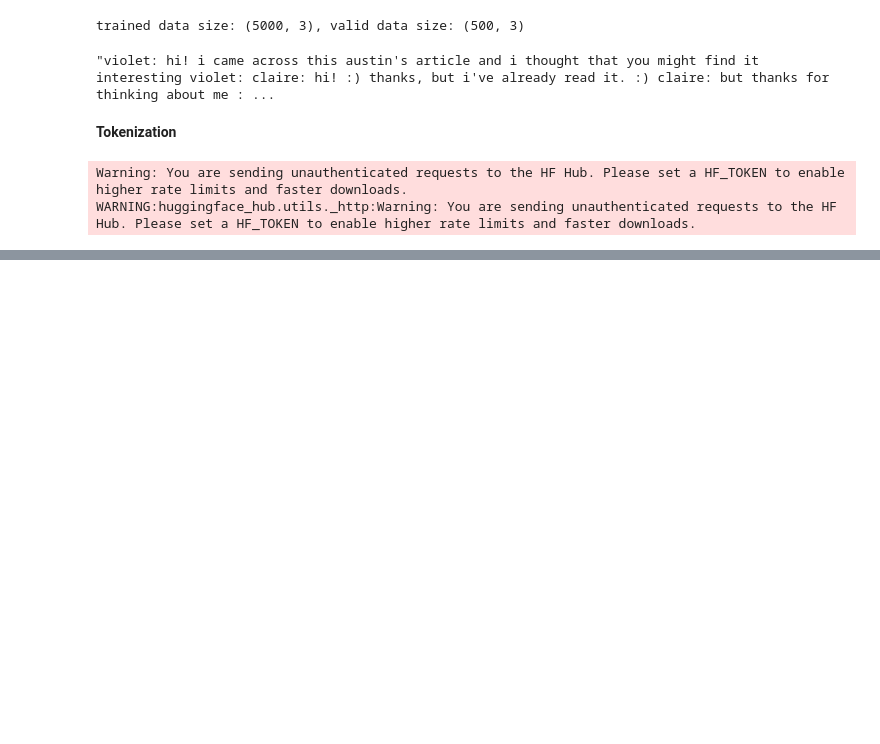
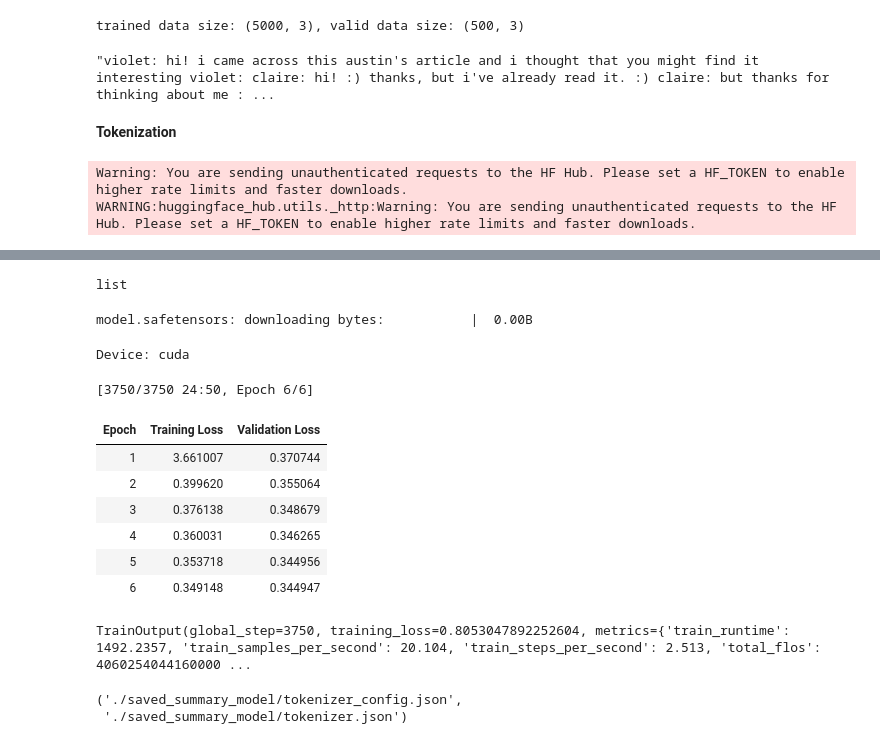
Before and after one commit to muhammadkhan-dev-code/learning-ai-ml, a Jupyter notebook: anaconda_projects/deep_learning/Transformers/text_summarizer/Text_Summarizer.ipynb, the cells around one changed output, grey strips where cells are left out. Saved outputs shown, nothing was run; the diff lists cells and outputs as text; code cells hidden in the pictures; blank space fills up the shorter version.

Commit message:
model training part completed  and trained on 5000 data

```diff
--- a/anaconda_projects/deep_learning/Transformers/text_summarizer/Text_Summarizer.ipynb
+++ b/anaconda_projects/deep_learning/Transformers/text_summarizer/Text_Summarizer.ipynb
@@ -139,7 +139,7 @@ def tokenize(data):
   inputs=tokenizer(data['dialogue'],padding='max_length',max_length=512,truncation=True)
   targets=tokenizer(data['summary'],padding='max_length',max_length=150,truncation=True)
   # combine the target with inputs
-  inputs['labels']=target['input_ids'] # token id -> add to  input as labels
+  inputs['labels']=targets['input_ids'] # token id -> add to  input as labels
   return inputs
 # %%
 train_dataset=train_data.apply(tokenize, axis=1).tolist() # easy for huggingface
@@ -161,3 +167,70 @@ print(len(train_dataset[0]['labels']))
 # %%
 type(train_dataset)
 type(valid_dataset)
+# %% [output]
+list
+# %%
+# Start Working With Model
+          # NLP TASK ALSO GENERATING NEW TEXT And dependent on inputs thats way conditional generation
+
+model= T5ForConditionalGeneration.from_pretrained('t5-small')
+# %% [output]
+model.safetensors: downloading bytes:           |  0.00B
+# %%
+# Fine Tune Model
+import torch
+
+if torch.backends.mps.is_available():
+    device = torch.device("mps")
+elif torch.cuda.is_available():
+    device = torch.device("cuda")
+else:
+    device = torch.device("cpu")
+
+print(f"Device: {device}")
+# %% [output]
+Device: cuda
+# %%
+# Important Arguments
+training_args=TrainingArguments(
+    output_dir="./results",
+
+    num_train_epochs=6,
+    weight_decay=0.01,
+
+    per_device_train_batch_size=8,
+    per_device_eval_batch_size=8,
+
+    eval_strategy='epoch',
+    save_strategy='epoch',
+
+    warmup_steps=500 # lr  starting mein slow and baad main faster
+)
+# %%
+# build the trainer
+trainer=Trainer(
+    model=model,
+    args=training_args,
+    train_dataset=train_dataset,
+    eval_dataset=valid_dataset
+)
+# %%
+# TRAIN THE MODEL
+trainer.train()
+# %% [output]
+[3750/3750 24:50, Epoch 6/6]
+| Epoch | Training Loss | Validation Loss |
+| 1 | 3.661007 | 0.370744 |
+| 2 | 0.399620 | 0.355064 |
+| 3 | 0.376138 | 0.348679 |
+| 4 | 0.360031 | 0.346265 |
+| 5 | 0.353718 | 0.344956 |
+| 6 | 0.349148 | 0.344947 |
+TrainOutput(global_step=3750, training_loss=0.8053047892252604, metrics={'train_runtime': 1492.2357, 'train_samples_per_second': 20.104, 'train_steps_per_second': 2.513, 'total_flos': 4060254044160000 ...
+# %%
+# model load-> fine tune -> save the model
+model.save_pretrained("./saved_summary_model")
+tokenizer.save_pretrained('./saved_summary_model')
+# %% [output]
+('./saved_summary_model/tokenizer_config.json',
+ './saved_summary_model/tokenizer.json')
```
Also changed, not shown: parts of 10 cells of this notebook.
